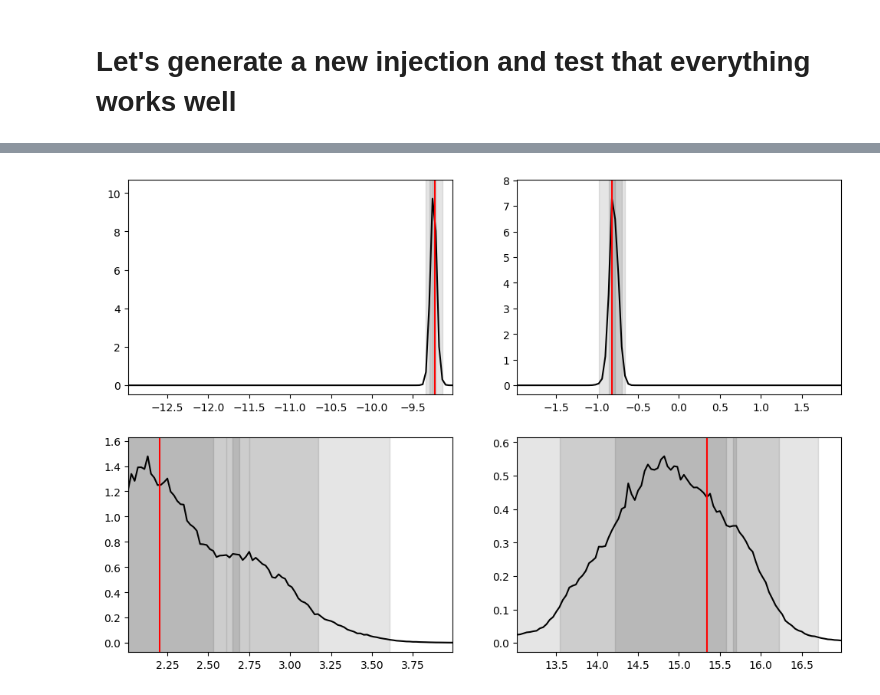
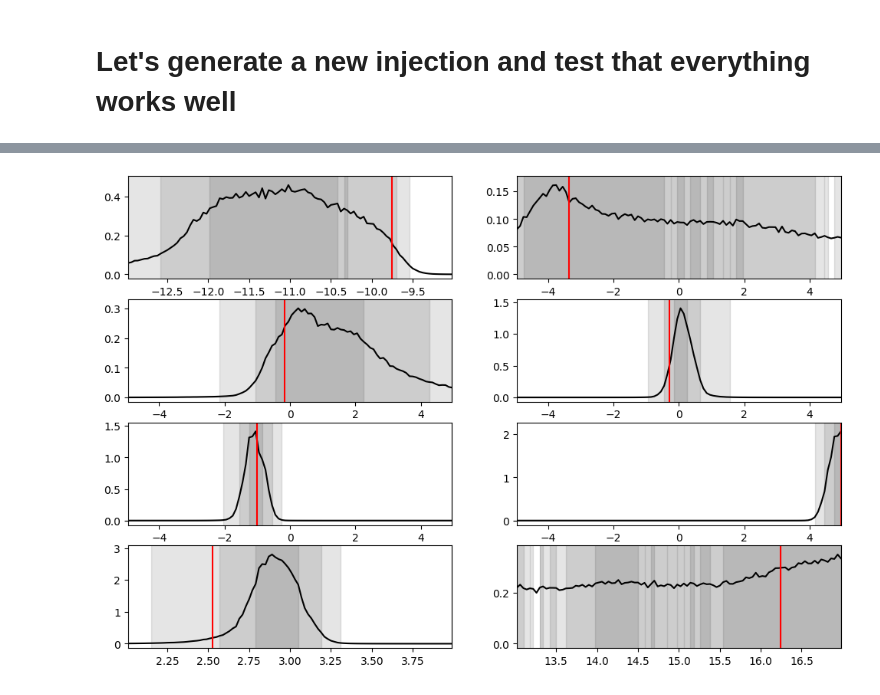
Before and after one commit to PEREGRINE-GW/saqqara, a Jupyter notebook: saqqara/Example_notebook.ipynb, the cells around one changed output, grey strips where cells are left out. Saved outputs shown, nothing was run; the diff lists cells and outputs as text; code cells hidden in the pictures.

Commit message:
Added example notebook

```diff
--- a/saqqara/Example_notebook.ipynb
+++ b/saqqara/Example_notebook.ipynb
@@ -5,10 +5,10 @@ import pandas as pd
 from matplotlib import pyplot as plt
 
 ### This specifies the path to your config file
-path_to_config = '../examples/config_files/template_powerlaw_sgwb.ini'
+path_to_config = '../examples/config_files/agnostic_sgwb.ini'
 
 ### This specifies the path to your logratios file
-path_to_logratios = '../sgwb_powerlaw/logratios_sgwb_powerlaw/logratios_R1'
+path_to_logratios = '../sgwb_agnostic/logratios_sgwb_agnostic/logratios_R1'
 # %%
 ### This cell print the config file
 with open(path_to_config) as f:
@@ -113,8 +113,8 @@ plt.legend(loc=1);
 # %%
 ### This cell plots the results
 fig = plt.figure(figsize=(12, 8))
-for i in range(4):
-    ax = plt.subplot(2,2,i+1)
+for i in range(len(truth)):
+    ax = plt.subplot(4,2,i+1)
     swyft.plot_1d(logratios, f"z_total[{i}]", ax=ax)
     ax.axvline(truth[i], color='red')
 # %% [output]
@@ -165,12 +165,12 @@ new_logratios = trainer.infer(network, new_obs, prior_samples.get_dataloader(bat
 # %%
 ### This cell plots the results
 fig = plt.figure(figsize=(12, 8))
-for i in range(4):
-    ax = plt.subplot(2,2,i+1)
+for i in range(len(truth)):
+    ax = plt.subplot(4,2,i+1)
     swyft.plot_1d(new_logratios, f"z_total[{i}]", ax=ax)
     ax.axvline(new_obs['z_total'][i], color='red')
 # %% [output]
-[figure, old version]
+[figure, new version]
 # %%
 plt.loglog(simulator.f_vec, new_obs['temp_sgwb'], label='SGWB')
 plt.loglog(simulator.f_vec, new_obs['temp_noise'], label='Noise')
```
Also changed, not shown: parts of 9 cells of this notebook.
